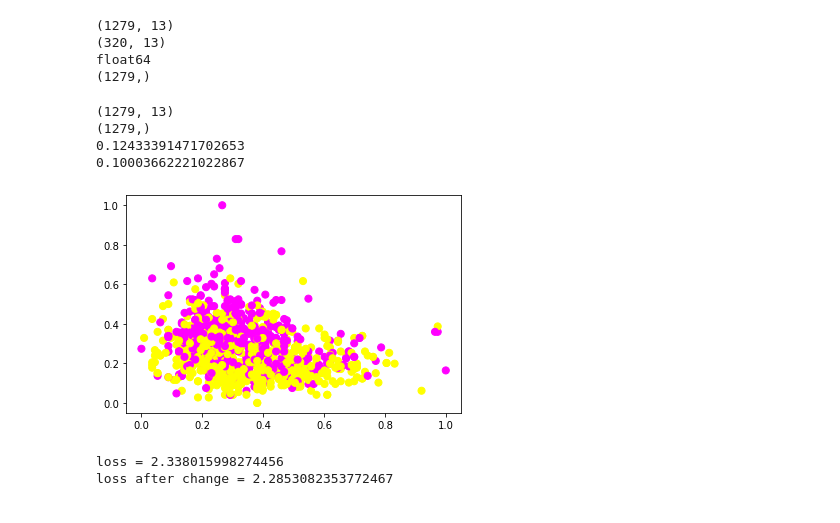
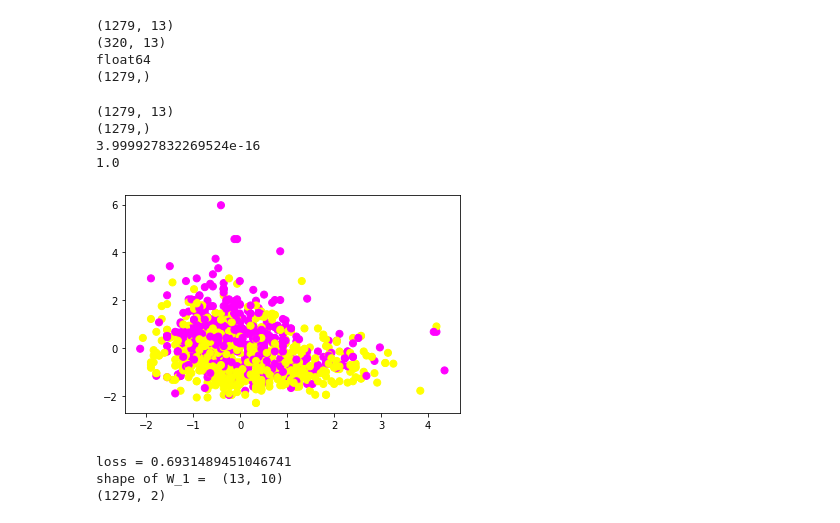
Before and after one commit to kartiksrinivas007/Epoch-Project-2022, a Jupyter notebook: Neural_Network.ipynb, the cells around one changed output. Drawn from its saved outputs; the diff is of its cells as text; code cells hidden in the pictures.

```diff
--- a/Neural_Network.ipynb
+++ b/Neural_Network.ipynb
@@ -51,23 +51,26 @@ print(y_train.shape)
 float64
 (1279,)
 # %%
-x_max = np.max(x_train, axis = 0)
-x_min = np.min(x_train, axis = 0)
-x_train = (x_train - x_min) / (x_max - x_min)
-mu = x_min
-sigma = (x_max - x_min)
+# x_max = np.max(x_train, axis = 0)
+# x_min = np.min(x_train, axis = 0)
+# x_train = (x_train - x_min) / (x_max - x_min)
+mu = x_train.mean(axis = 0)
+sigma = x_train.std(axis = 0)
+x_train  = (x_train - x_train.mean(axis = 0))/x_train.std(axis = 0)
+# mu = x_min
+# sigma = (x_max - x_min)
 print(x_train.shape)
 print(y_train.shape)
 plt.scatter(x_train[:, 0], x_train[:, 1], c=y_train, s=50, cmap='spring')
 print(x_train[:,3].mean())
 print(x_train[:,3].std())
 plt.show()
 # %% [output]
 (1279, 13)
 (1279,)
-0.12433391471702653
-0.10003662221022867
+3.999927832269524e-16
+1.0
-[figure, old version]
+[figure, new version]
 # %%
 class TwoLayerNet():
     def __init__(self, input_dim, hidden_dim, output_dim, reg = 0.01):
@@ -108,15 +120,19 @@ class TwoLayerNet():
 # %%
-Model = TwoLayerNet(input_dim = x_train.shape[1], hidden_dim = 10, output_dim = 3)
+Model = TwoLayerNet(input_dim = x_train.shape[1], hidden_dim = 10, output_dim = 2)
 
 loss, grads = Model.loss(x_train, y_train)
 
 print("loss =", loss)
 
-Model.params['W'] = Model.params['W'] - 0.1*grads['W']
-Model.params['b'] = Model.params['b'] - 0.1*grads['b']
+Model.params['W1'] = Model.params['W1'] - 0.1*grads['W1']
+Model.params['b1'] = Model.params['b1'] - 0.1*grads['b1']
+Model.params['W2'] = Model.params['W2'] - 0.1*grads['W2']
+Model.params['b2'] = Model.params['b2'] - 0.1*grads['b2']
 
 loss, grads = Model.loss(x_train, y_train)
-print("loss after change =", loss)
+print("shape of W_1 = ",Model.params['W1'].shape)
+scores = Model.predict(x_train)
 # %% [output]
-loss = 2.338015998274456
-loss after change = 2.2853082353772467
+loss = 0.6931489451046741
+shape of W_1 =  (13, 10)
+(1279, 2)
```
Also changed, not shown: parts of 9 cells of this notebook, 2 other files.
